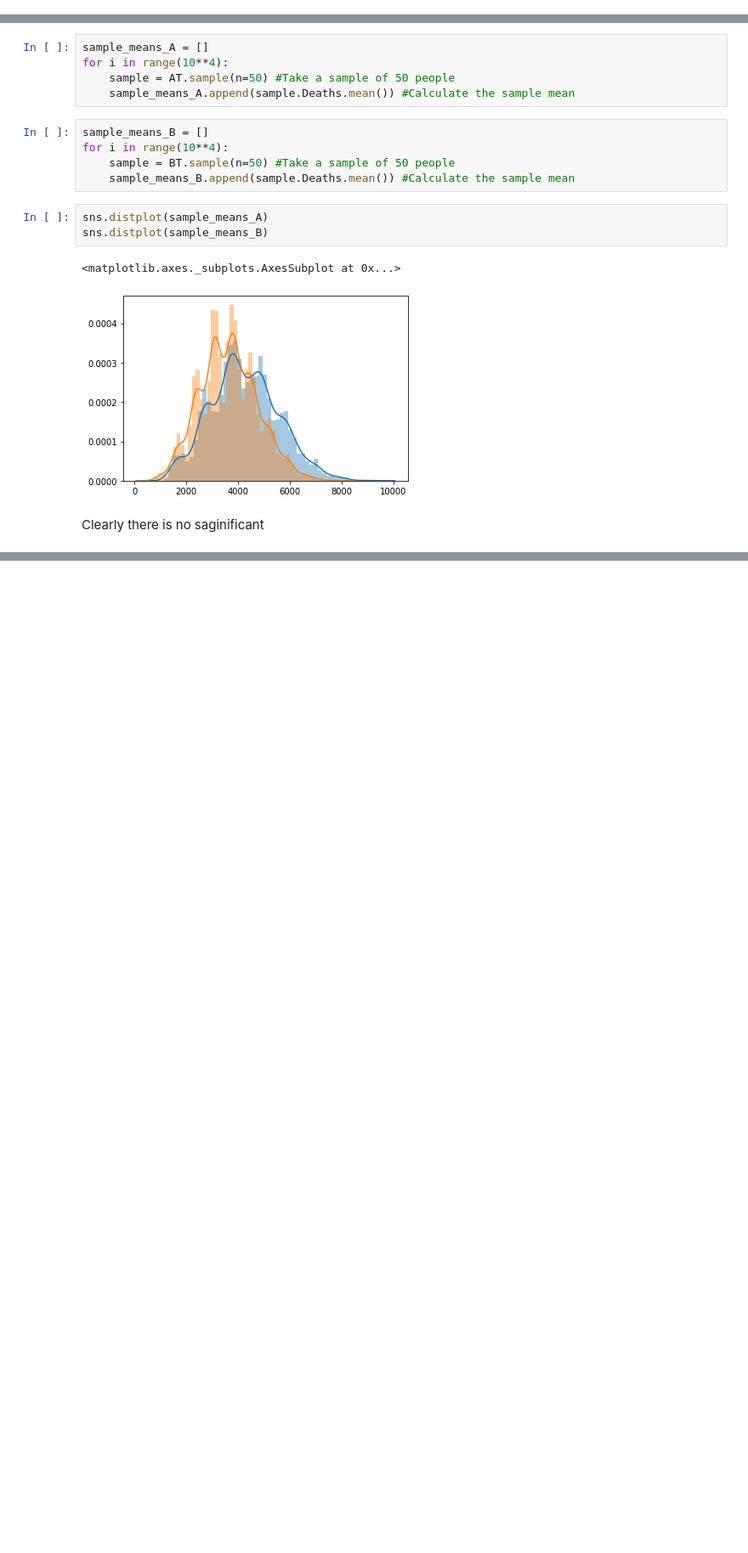
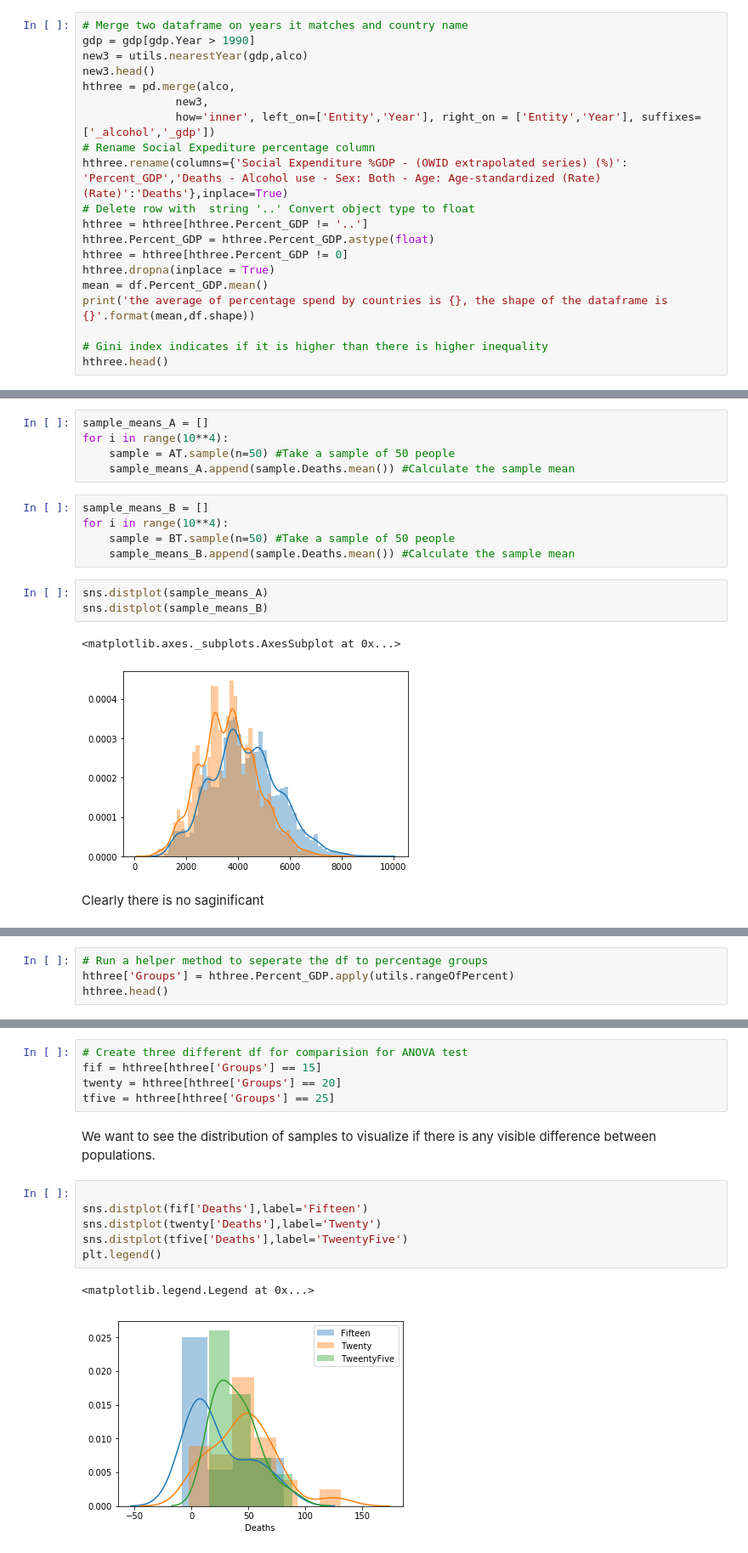
Before and after one commit to 1Banji/Mod-3-Project, a Jupyter notebook: Master/Master.ipynb, the cells around one changed output, grey strips where cells are left out. Shown at 85% size. Cells and saved outputs as stored; diff of their text form; blank space fills up the shorter version.

```diff
--- a/Master/Master.ipynb
+++ b/Master/Master.ipynb
@@ -70,0 +98,20 @@ drugs
+# %%
+# Merge two dataframe on years it matches and country name
+gdp = gdp[gdp.Year > 1990]
+new3 = utils.nearestYear(gdp,alco)
+new3.head()
+hthree = pd.merge(alco,
+              new3,
+              how='inner', left_on=['Entity','Year'], right_on = ['Entity','Year'], suffixes=['_alcohol','_gdp'])
+# Rename Social Expediture percentage column
+hthree.rename(columns={'Social Expenditure %GDP - (OWID extrapolated series) (%)': 'Percent_GDP','Deaths - Alcohol use - Sex: Both - Age: Age-standardized (Rate) (Rate)':'Deaths'},inplace=True)
+# Delete row with  string '..' Convert object type to float
+hthree = hthree[hthree.Percent_GDP != '..']
+hthree.Percent_GDP = hthree.Percent_GDP.astype(float)
+hthree = hthree[hthree.Percent_GDP != 0]
+hthree.dropna(inplace = True)
+mean = df.Percent_GDP.mean()
+print('the average of percentage spend by countries is {}, the shape of the dataframe is {}'.format(mean,df.shape))
+
+# Gini index indicates if it is higher than there is higher inequality
+hthree.head()
@@ -183,0 +244,4 @@ Clearly there is no saginificant
+# %%
+# Run a helper method to seperate the df to percentage groups
+hthree['Groups'] = hthree.Percent_GDP.apply(utils.rangeOfPercent)
+hthree.head()
@@ -183,0 +255,16 @@ Clearly there is no saginificant
+# %%
+# Create three different df for comparision for ANOVA test
+fif = hthree[hthree['Groups'] == 15]
+twenty = hthree[hthree['Groups'] == 20]
+tfive = hthree[hthree['Groups'] == 25]
+# %% [markdown]
+We want to see the distribution of samples to visualize if there is any visible difference between populations.
+# %%
+
+sns.distplot(fif['Deaths'],label='Fifteen')
+sns.distplot(twenty['Deaths'],label='Twenty')
+sns.distplot(tfive['Deaths'],label='TweentyFive')
+plt.legend()
+# %% [output]
+<matplotlib.legend.Legend at 0x...>
+[figure, added]
```
Also changed, not shown: parts of 17 cells of this notebook, 2 other files.
